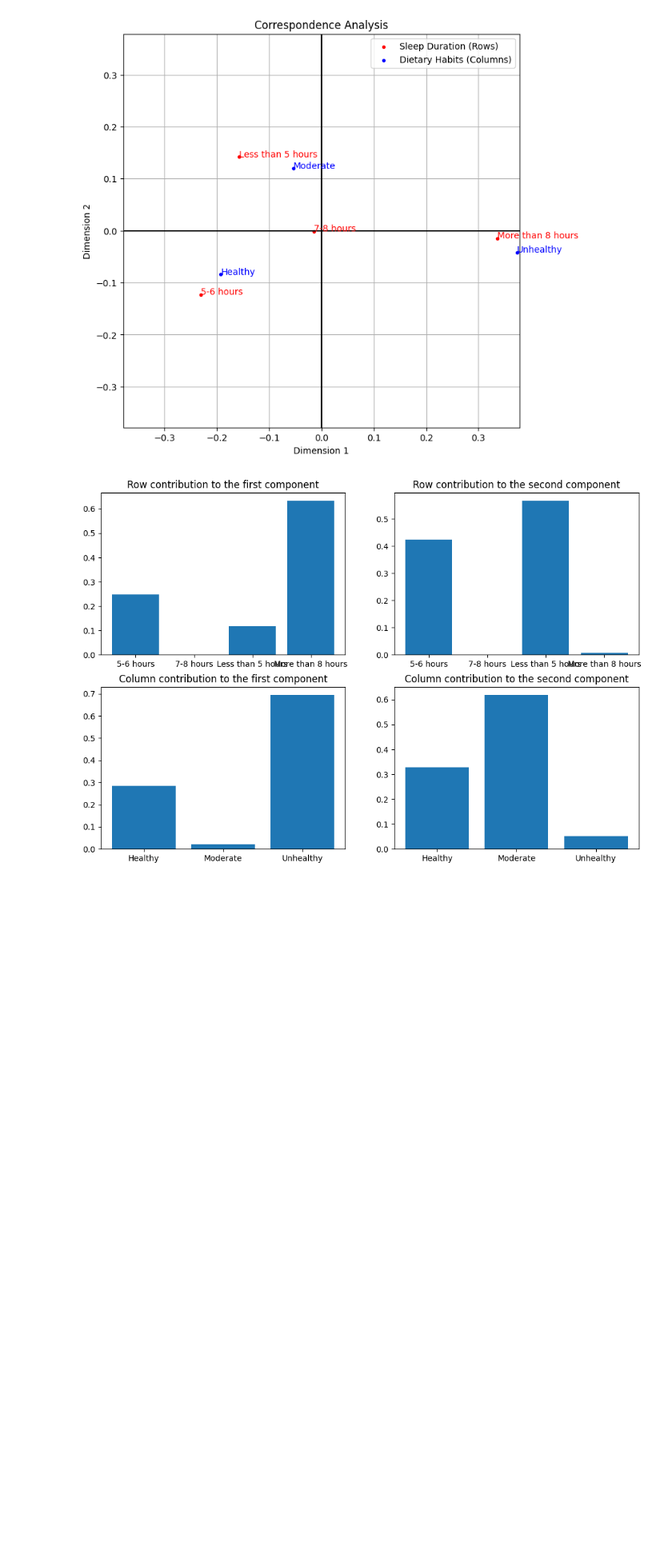
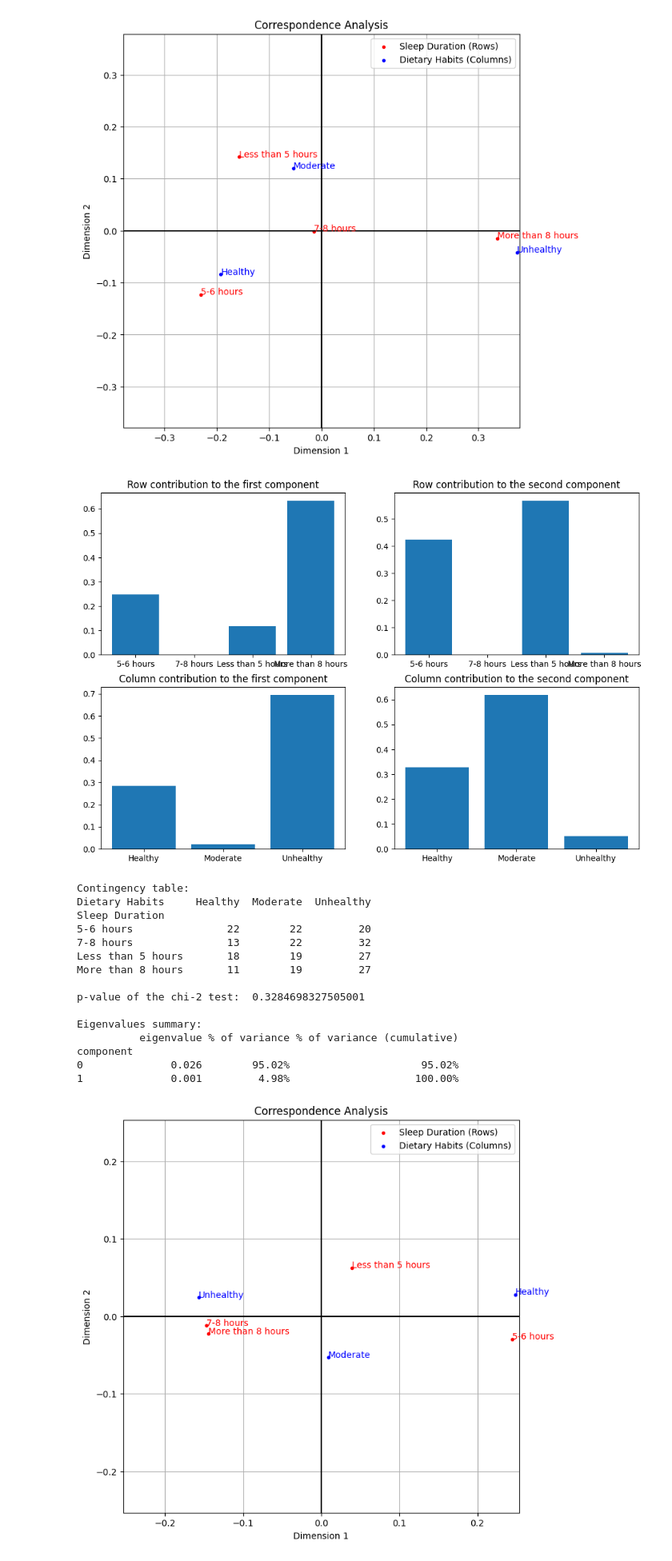
Before and after one commit to bourgouinraphael/Projet_traitement_info, a Jupyter notebook: Projet.ipynb, the cells around one changed output. Shown at 80% size. Drawn from its saved outputs; the diff is of its cells as text; code cells hidden in the pictures; blank space fills up the shorter version.

Commit message:
Added graphs

```diff
--- a/Projet.ipynb
+++ b/Projet.ipynb
@@ -48,13 +49,30 @@ Study Satisfaction
 4.0                        29         31                 29                 27
 5.0                        25         19                 27                 26
 # %%
+def categorise(x, categories):
+    if type(x) == str: return x
+
+    if x < categories[0]: return f"{categories[0]}-"
+
+    for i in range(len(categories) - 1):
+        if categories[i] <= x < categories[i+1]: return f"{categories[i]}-{categories[i+1]}"
+
+    return f"{categories[-1]}+"
+
 def select_d(dataframe, select_depressive):
     if select_depressive == 0:
-        filtered_df = dataframe[dataframe[dataframe.columns[-1]] != "Yes"]
+        filtered_df = deepcopy(dataframe[dataframe[dataframe.columns[-1]] != "Yes"])
     elif select_depressive == 1:
-        filtered_df = dataframe[dataframe[dataframe.columns[-1]] != "No"]
+        filtered_df = deepcopy(dataframe[dataframe[dataframe.columns[-1]] != "No"])
     else:
-        filtered_df = dataframe
+        filtered_df = deepcopy(dataframe)
+
+    age_categories = [18, 22, 26, 30]
+    filtered_df["Age"] = filtered_df["Age"].map(lambda x: categorise(x, age_categories))
+    study_categories = [3, 6, 9]
+    filtered_df["Study Hours"] = filtered_df["Study Hours"].map(lambda x: categorise(x, study_categories))
+
+
     return filtered_df
 # %%
 def chi2_test(dataframe, index_column1, index_column2, select_depressive):
@@ -70,7 +88,7 @@ def chi2_test(dataframe, index_column1, index_column2, select_depressive):
 
     return p
 # %%
-def make_plot(dataframe, index_column1, index_column2, select_depressive):
+def make_plot(dataframe, index_column1, index_column2, select_depressive, path=None):
 
     filtered_df = select_d(dataframe, select_depressive)
 
@@ -118,7 +136,10 @@ def make_plot(dataframe, index_column1, index_column2, select_depressive):
     plt.plot([0, 0], [-r, r], color="black")
     plt.legend()
     plt.grid()
-    plt.show()
+    if path is not None:
+        plt.savefig(path + "/Corr_circle.png")
+    else:
+        plt.show()
 
     #Plotting the Row and column contributions
 
@@ -136,7 +157,10 @@ def make_plot(dataframe, index_column1, index_column2, select_depressive):
     ax4.set_title("Column contribution to the second component")
     ax4.bar(ca.column_contributions_[1].index.values, ca.column_contributions_[1])
 
-    plt.show()
+    if path is not None:
+        plt.savefig(path + "/RowColumnsContributions.png")
+    else:
+        plt.show()
 # %%
 index_column1, index_column2 = 2, 3
 
@@ -188,3 +212,24 @@ component
 1              0.008        14.19%                    100.00%
 [figure]
 [figure]
+# %%
+index_column1, index_column2 = 4, 5
+
+make_plot(df, index_column1, index_column2, 1, "Images/Sleep_Dietary_depressive") # Tout le monde
+# %% [output]
+Contingency table:
+Dietary Habits     Healthy  Moderate  Unhealthy
+Sleep Duration
+5-6 hours               22        22         20
+7-8 hours               13        22         32
+Less than 5 hours       18        19         27
+More than 8 hours       11        19         27
+
+p-value of the chi-2 test:  0.3284698327505001
+
+Eigenvalues summary:
+          eigenvalue % of variance % of variance (cumulative)
+component
+0              0.026        95.02%                     95.02%
+1              0.001         4.98%                    100.00%
+[figure, added]
```
Also changed, not shown: parts of 9 cells of this notebook, 21 other files.
